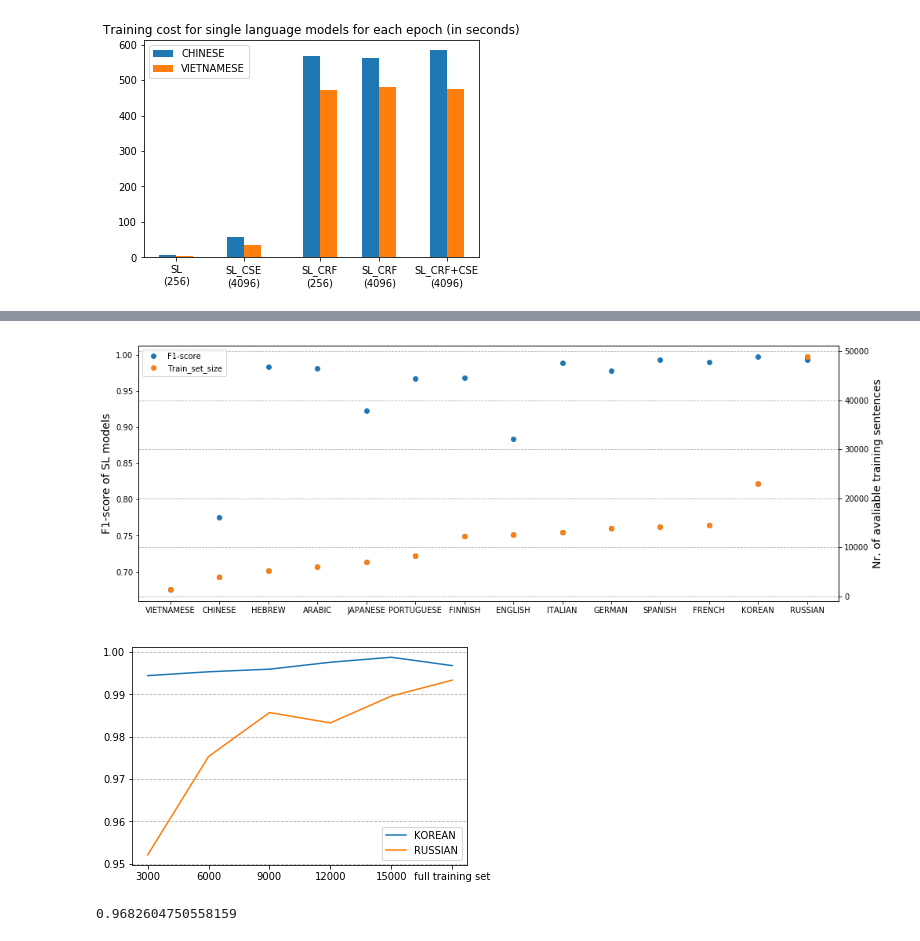
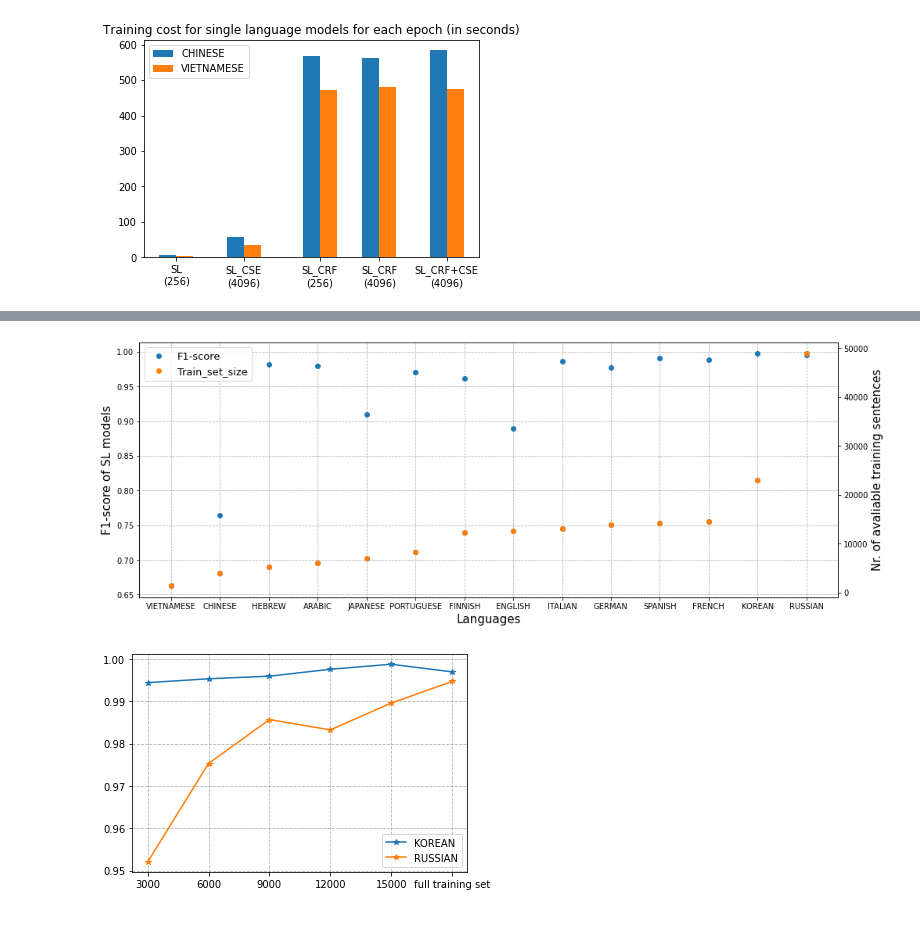
Before and after one commit to wuqi0704/MasterThesis_Tokenization, a Jupyter notebook: flair/plots.ipynb, the cells around one changed output, grey strips where cells are left out. Cells and saved outputs as stored; diff of their text form; code cells hidden in the pictures.

```diff
--- a/flair/plots.ipynb
+++ b/flair/plots.ipynb
@@ -464,15 +465,21 @@ to_plot
 # %%
+import matplotlib.pyplot as plt
+import numpy as np
 fig,ax = plt.subplots(figsize=[16,6])
 ax.plot(to_plot['F1-score'],'o',label='F1')
-# ax.set_xlabel("year",fontsize=14)
-ax.set_ylabel("F1-score of SL models",fontsize=14)
+ax.set_ylabel("F1-score of SL models",fontsize=15)
+ax.grid(ls='--')
+ax.set_xlabel("Languages",fontsize=15)
+
+
 ax2=ax.twinx()
-# ax2.plot(df.sort_values(by='train',axis=0).index,df.sort_values(by='train',axis=0)['train'],'o')
 ax2.plot(to_plot['Train_Size'],'o',label='F1-score')
 ax2.plot(to_plot['Train_Size'],'o',label='Train_set_size')
-ax2.set_ylabel("Nr. of avaliable training sentences",fontsize=14)
-plt.grid(ls='--',axis='y')
-plt.legend()
+ax2.set_ylabel("Nr. of avaliable training sentences",fontsize=15)
+y2 = to_plot['Train_Size']
+
+
+plt.legend(fontsize=13)
 plt.show()
 # %% [output]
-[figure, old version]
+[figure, new version]
@@ -490,9 +486,21 @@ K.append(df_bm['F1-score']['KOREAN'])
 # %%
+df = pd.read_csv('/Users/qier/MasterThesis_Tokenization/results/RK_SL_downsized.csv')
+df_bm = pd.read_csv('/Users/qier/MasterThesis_Tokenization/results/3_SL.csv',index_col=0)
+
+R = df.iloc[[0,2,4,6,8],:]['F1-score']
+R = list(R.values)
+R.append(df_bm['F1-score']['RUSSIAN'])
+
+K = df.iloc[[1,3,5,7,9],:]['F1-score']
+K = list(K.values)
+K.append(df_bm['F1-score']['KOREAN'])
+
+import numpy as np
 N = list(np.array([1,2,3,4,5])*3000)
 N.append('full training set')
-plt.plot(N,K,label='KOREAN')
-plt.plot(N,R,label='RUSSIAN')
+plt.plot(N,K,'-*',label='KOREAN')
+plt.plot(N,R,'-*',label='RUSSIAN')
 plt.legend()
-plt.grid(ls='--',axis='y')
+plt.grid(ls='--')
 # %% [output]
-[figure, old version]
+[figure, new version]
@@ -502,5 +507 @@ df_bm = pd.read_csv('/Users/qier/MasterThesis_Tokenization/results/3_SL.csv',ind
-# %%
-df_bm['F1-score'][lan]
-# %% [output]
-0.9682604750558159
 # %%
```
Also changed, not shown: parts of 11 cells of this notebook, 4 other files.
